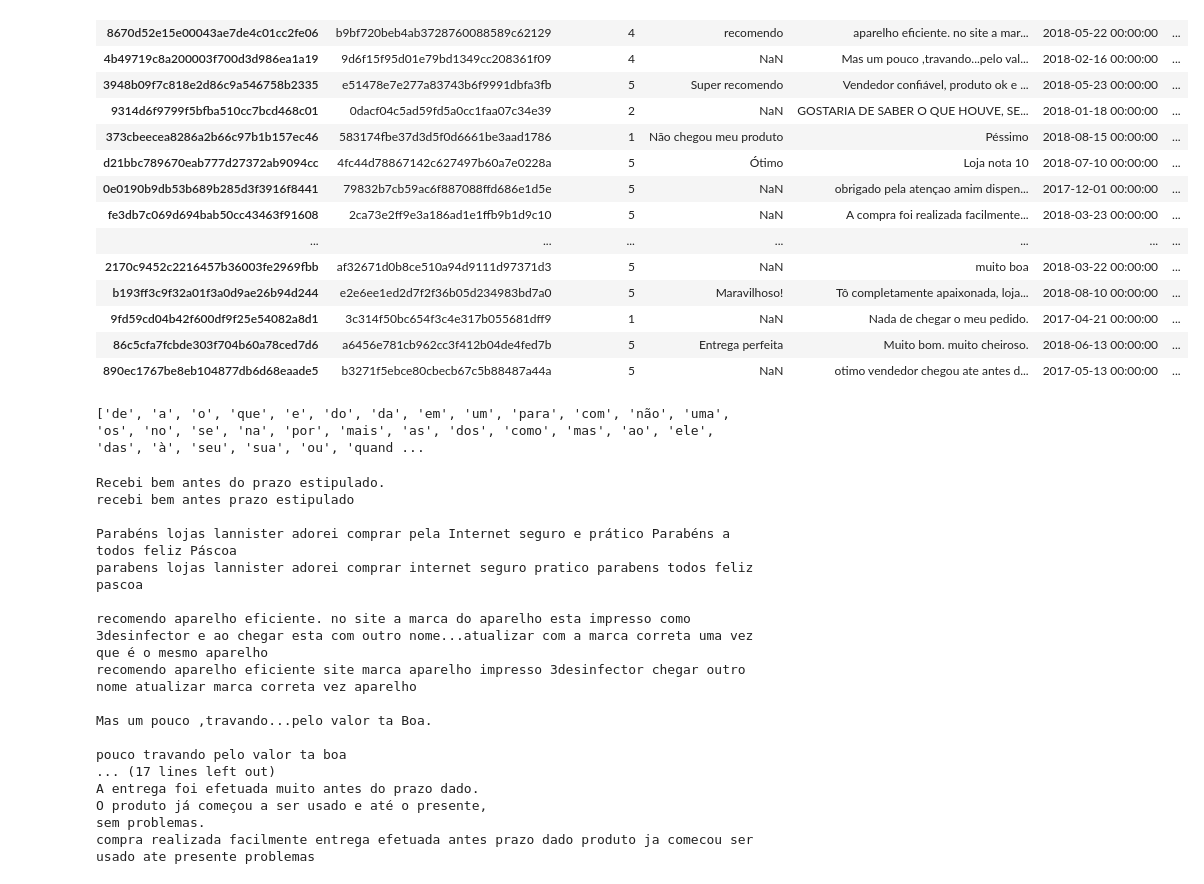
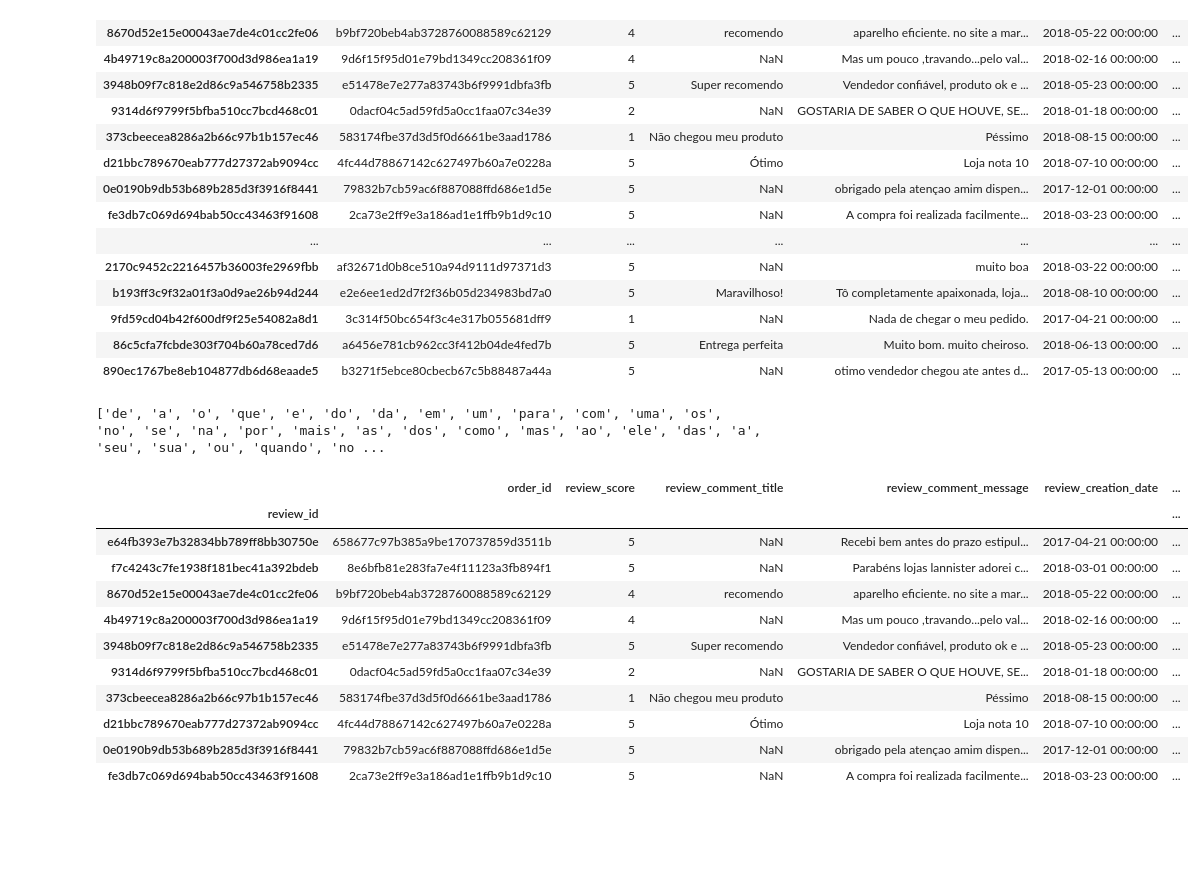
Before and after one commit to ViniciusBernardo/olist-orders-review-sentiment-analysis, a Jupyter notebook: olist_order_reviews.ipynb, the cells around one changed output. Saved outputs shown, nothing was run; the diff lists cells and outputs as text; code cells hidden in the pictures; blank space fills up the shorter version.

Commit message:
Add function to remove emoji from dataset
Signed-off-by: Vinicius Ferreira <vfbdelima@gmail.com>

```diff
--- a/olist_order_reviews.ipynb
+++ b/olist_order_reviews.ipynb
@@ -145,68 +145,75 @@ df.head(20)
 | 86c5cfa7fcbde303f704b60a78ced7d6 | a6456e781cb962cc3f412b04de4fed7b | 5 | Entrega perfeita | Muito bom. muito cheiroso. | 2018-06-13 00:00:00 | ... |
 | 890ec1767be8eb104877db6d68eaade5 | b3271f5ebce80cbecb67c5b88487a44a | 5 | NaN | otimo vendedor chegou ate antes d... | 2017-05-13 00:00:00 | ... |
 # %%
+import unicodedata
 from nltk.corpus import stopwords
 
 abbreviated_stopwords = ['q', 'n', 'vc', 'vcs']
 
-stopwords = stopwords.words('portuguese')
+def remove_accent(string):
+    nfkd_form = unicodedata.normalize('NFKD', string)
+    return u"".join([c for c in nfkd_form if not unicodedata.combining(c)])
+
+stopwords = [remove_accent(x) for x in stopwords.words('portuguese')]
 [stopwords.append(x) for x in abbreviated_stopwords]
 
+stopwords.remove('nao')
+stopwords.remove('muito')
+
 print(stopwords)
 # %% [output]
-['de', 'a', 'o', 'que', 'e', 'do', 'da', 'em', 'um', 'para', 'com', 'não', 'uma', 'os', 'no', 'se', 'na', 'por', 'mais', 'as', 'dos', 'como', 'mas', 'ao', 'ele', 'das', 'à', 'seu', 'sua', 'ou', 'quand ...
+['de', 'a', 'o', 'que', 'e', 'do', 'da', 'em', 'um', 'para', 'com', 'uma', 'os', 'no', 'se', 'na', 'por', 'mais', 'as', 'dos', 'como', 'mas', 'ao', 'ele', 'das', 'a', 'seu', 'sua', 'ou', 'quando', 'no ...
 # %%
-import unicodedata
+import re
 from nltk.tokenize import RegexpTokenizer
+
+REGEX_EMOJI = re.compile("["
+        u"\U0001F600-\U0001F64F"
+        u"\U0001F300-\U0001F5FF"
+        u"\U0001F680-\U0001F6FF"
+        u"\U0001F1E0-\U0001F1FF"
+                           "]+", flags=re.UNICODE)
 
 def remove_stopwords(string):
     result_string = []
     for letter in string.split():
         result_string.append(letter) if letter not in stopwords else None
 
     return " ".join(result_string)
 
 def remove_punctuation(string):
     tokenizer = RegexpTokenizer(r'\w+')
     result_string = tokenizer.tokenize(string)
     return " ".join(result_string)
 
-def remove_accent(string):
-    nfkd_form = unicodedata.normalize('NFKD', string)
-    return u"".join([c for c in nfkd_form if not unicodedata.combining(c)])
+def remove_emoji(string):
+    return REGEX_EMOJI.sub('', string)
 
 def clean_data(input_str):
     input_str = input_str.lower()
     input_str = remove_accent(input_str)
+    input_str = remove_emoji(input_str)
     input_str = remove_stopwords(input_str)
     input_str = remove_punctuation(input_str)
 
     return input_str
 
 df['cleaned_comment_message'] = df['review_comment_message_and_title'].apply(clean_data)
 
-for i in range(10):
-    print(df['review_comment_message_and_title'][i])
-    print(df['cleaned_comment_message'][i])
-    print()
+df.head(10)
 # %% [output]
-Recebi bem antes do prazo estipulado.
-recebi bem antes prazo estipulado
-
-Parabéns lojas lannister adorei comprar pela Internet seguro e prático Parabéns a todos feliz Páscoa
-parabens lojas lannister adorei comprar internet seguro pratico parabens todos feliz pascoa
-
-recomendo aparelho eficiente. no site a marca do aparelho esta impresso como 3desinfector e ao chegar esta com outro nome...atualizar com a marca correta uma vez que é o mesmo aparelho
-recomendo aparelho eficiente site marca aparelho impresso 3desinfector chegar outro nome atualizar marca correta vez aparelho
-
-Mas um pouco ,travando...pelo valor ta Boa.
-
-pouco travando pelo valor ta boa
-... (17 lines left out)
-A entrega foi efetuada muito antes do prazo dado.
-O produto já começou a ser usado e até o presente,
-sem problemas.
-compra realizada facilmente entrega efetuada antes prazo dado produto ja comecou ser usado ate presente problemas
+|  | order_id | review_score | review_comment_title | review_comment_message | review_creation_date | ... |
+| review_id |  |  |  |  |  | ... |
+| e64fb393e7b32834bb789ff8bb30750e | 658677c97b385a9be170737859d3511b | 5 | NaN | Recebi bem antes do prazo estipul... | 2017-04-21 00:00:00 | ... |
+| f7c4243c7fe1938f181bec41a392bdeb | 8e6bfb81e283fa7e4f11123a3fb894f1 | 5 | NaN | Parabéns lojas lannister adorei c... | 2018-03-01 00:00:00 | ... |
+| 8670d52e15e00043ae7de4c01cc2fe06 | b9bf720beb4ab3728760088589c62129 | 4 | recomendo | aparelho eficiente. no site a mar... | 2018-05-22 00:00:00 | ... |
+| 4b49719c8a200003f700d3d986ea1a19 | 9d6f15f95d01e79bd1349cc208361f09 | 4 | NaN | Mas um pouco ,travando...pelo val... | 2018-02-16 00:00:00 | ... |
+| 3948b09f7c818e2d86c9a546758b2335 | e51478e7e277a83743b6f9991dbfa3fb | 5 | Super recomendo | Vendedor confiável, produto ok e ... | 2018-05-23 00:00:00 | ... |
+| 9314d6f9799f5bfba510cc7bcd468c01 | 0dacf04c5ad59fd5a0cc1faa07c34e39 | 2 | NaN | GOSTARIA DE SABER O QUE HOUVE, SE... | 2018-01-18 00:00:00 | ... |
+| 373cbeecea8286a2b66c97b1b157ec46 | 583174fbe37d3d5f0d6661be3aad1786 | 1 | Não chegou meu produto | Péssimo | 2018-08-15 00:00:00 | ... |
+| d21bbc789670eab777d27372ab9094cc | 4fc44d78867142c627497b60a7e0228a | 5 | Ótimo | Loja nota 10 | 2018-07-10 00:00:00 | ... |
+| 0e0190b9db53b689b285d3f3916f8441 | 79832b7cb59ac6f887088ffd686e1d5e | 5 | NaN | obrigado pela atençao amim dispen... | 2017-12-01 00:00:00 | ... |
+| fe3db7c069d694bab50cc43463f91608 | 2ca73e2ff9e3a186ad1e1ffb9b1d9c10 | 5 | NaN | A compra foi realizada facilmente... | 2018-03-23 00:00:00 | ... |
 # %%
 import matplotlib.pyplot as plt
 
```
Also changed, not shown: parts of 5 cells of this notebook.
